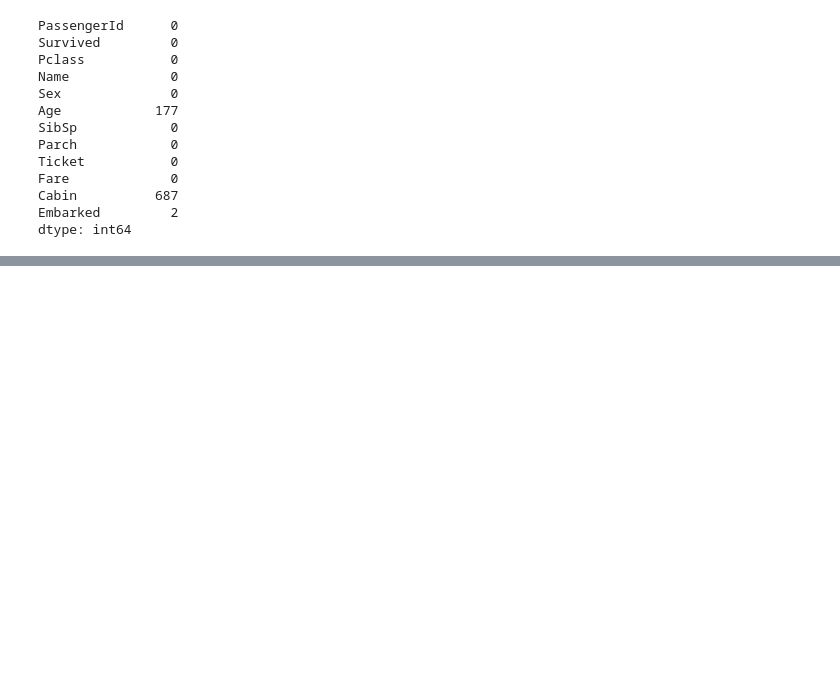
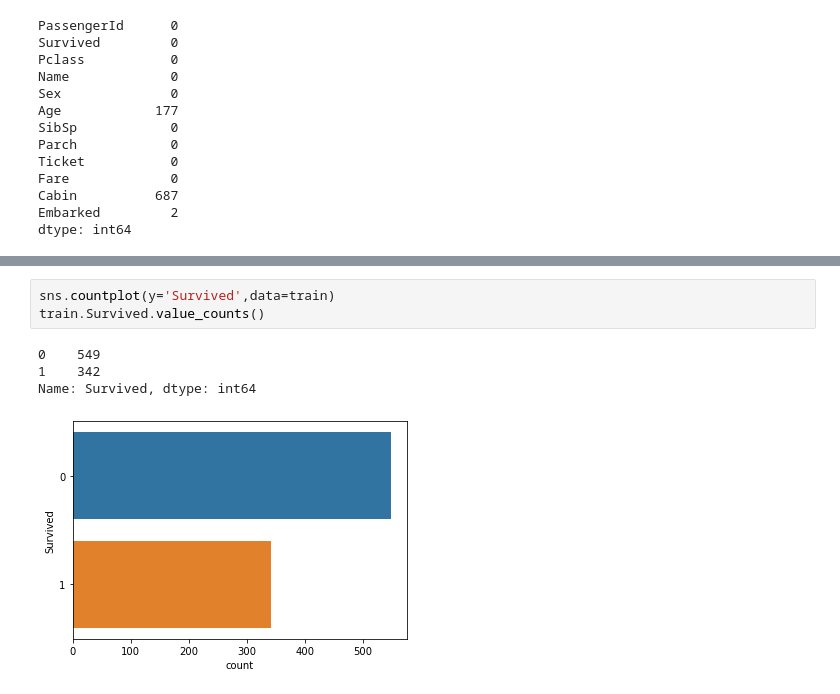
Before and after one commit to kes76963/baekjoon, a Jupyter notebook: kaggle/titanic.ipynb, the cells around one changed output, grey strips where cells are left out. Saved outputs shown, nothing was run; the diff lists cells and outputs as text; blank space fills up the shorter version.

```diff
--- a/kaggle/titanic.ipynb
+++ b/kaggle/titanic.ipynb
@@ -70,0 +75,8 @@ sns.countplot(y='Age',data=train)
+# %%
+sns.countplot(y='Survived',data=train)
+train.Survived.value_counts()
+# %% [output]
+0    549
+1    342
+Name: Survived, dtype: int64
+[figure, added]
```
Also changed, not shown: parts of 25 cells of this notebook, 2 other files.
